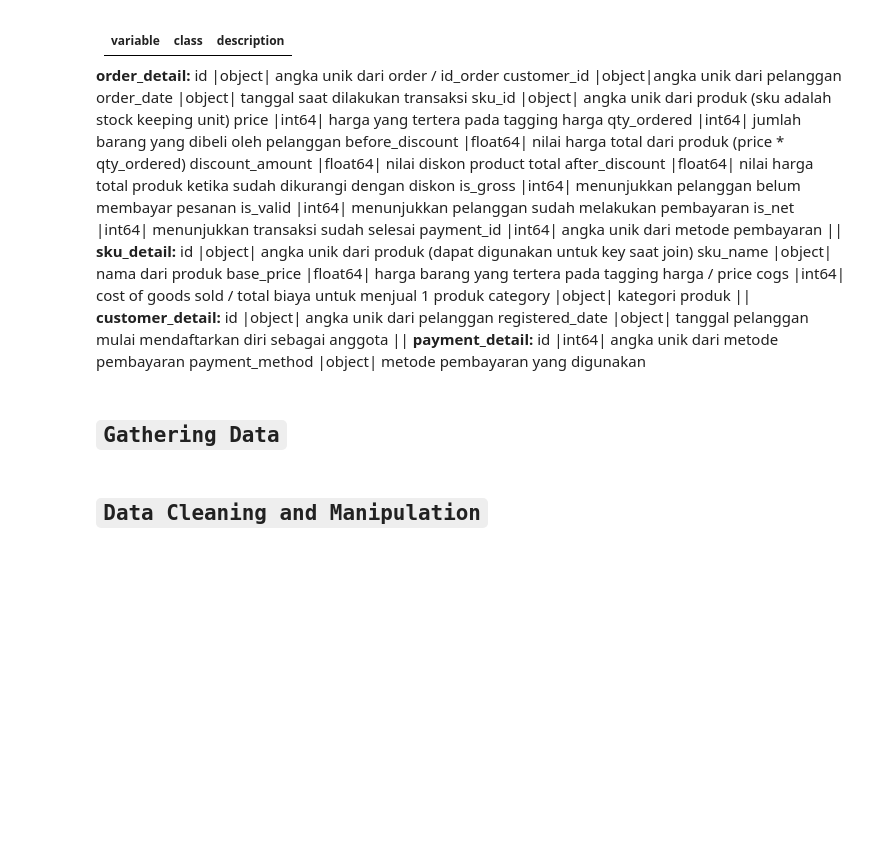
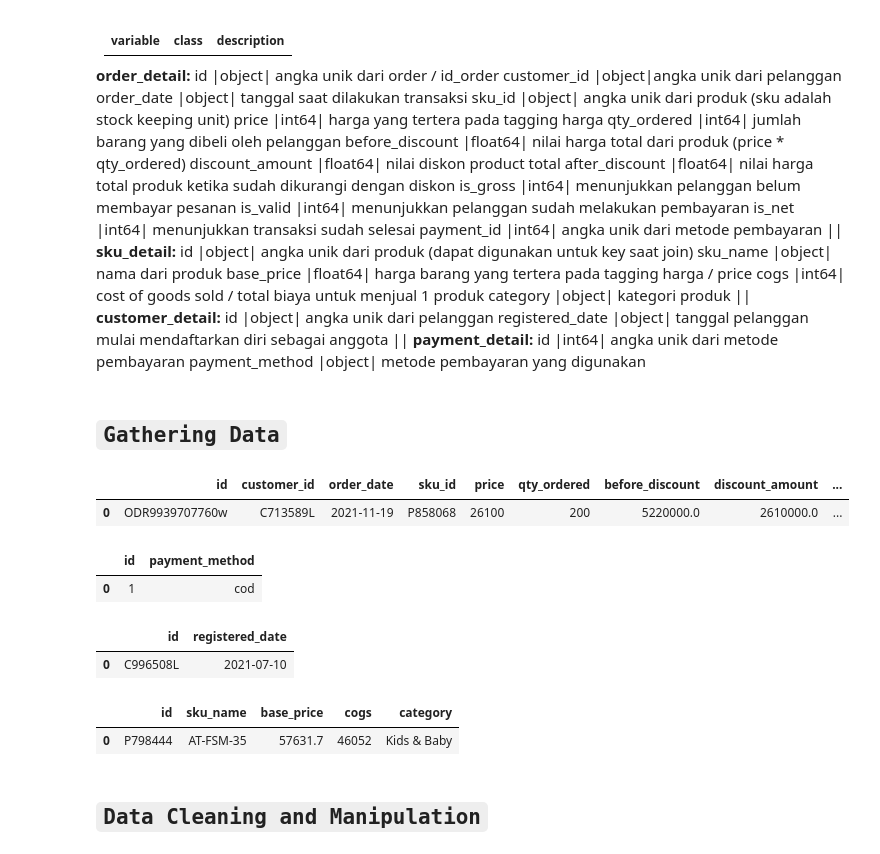
Before and after one commit to frdz-salman/MySkill_Superstore, a Jupyter notebook: Exploration/myskill_superstore.ipynb, the cells around one changed output. Saved outputs shown, nothing was run; the diff lists cells and outputs as text; code cells hidden in the pictures; blank space fills up the shorter version.

```diff
--- a/Exploration/myskill_superstore.ipynb
+++ b/Exploration/myskill_superstore.ipynb
@@ -65,6 +65,26 @@ sku_df = pd.read_csv(r"D:\Documents\VScode\Data Analyst\Data Analyst\Dataset\Dat
 merged_df = pd.merge(order_df, payment_df, left_on='payment_id', right_on='id', how='left', suffixes=('', '_payment'))
 merged_df = pd.merge(merged_df, customer_df, left_on='customer_id', right_on='id', how='left', suffixes=('', '_customer'))
 merged_df = pd.merge(merged_df, sku_df, left_on='sku_id', right_on='id', how='left', suffixes=('', '_sku'))
+# %%
+order_df.head(1)
+# %% [output]
+|  | id | customer_id | order_date | sku_id | price | qty_ordered | before_discount | discount_amount | ... |
+| 0 | ODR9939707760w | C713589L | 2021-11-19 | P858068 | 26100 | 200 | 5220000.0 | 2610000.0 | ... |
+# %%
+payment_df.head(1)
+# %% [output]
+|  | id | payment_method |
+| 0 | 1 | cod |
+# %%
+customer_df.head(1)
+# %% [output]
+|  | id | registered_date |
+| 0 | C996508L | 2021-07-10 |
+# %%
+sku_df.head(1)
+# %% [output]
+|  | id | sku_name | base_price | cogs | category |
+| 0 | P798444 | AT-FSM-35 | 57631.7 | 46052 | Kids & Baby |
 # %% [markdown]
 ## `Data Cleaning and Manipulation`
 # %%
```
Also changed, not shown: 10 other files.
